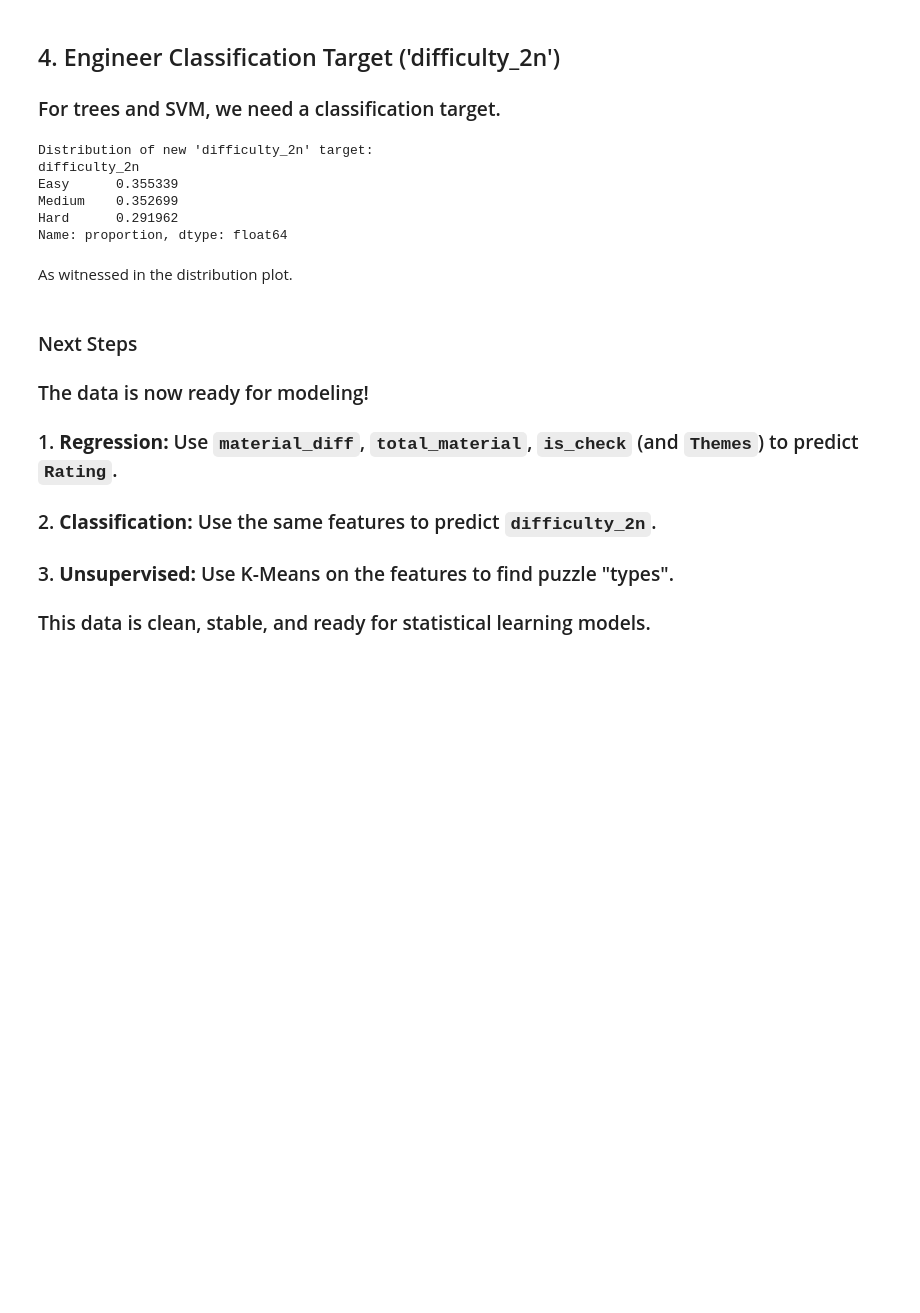
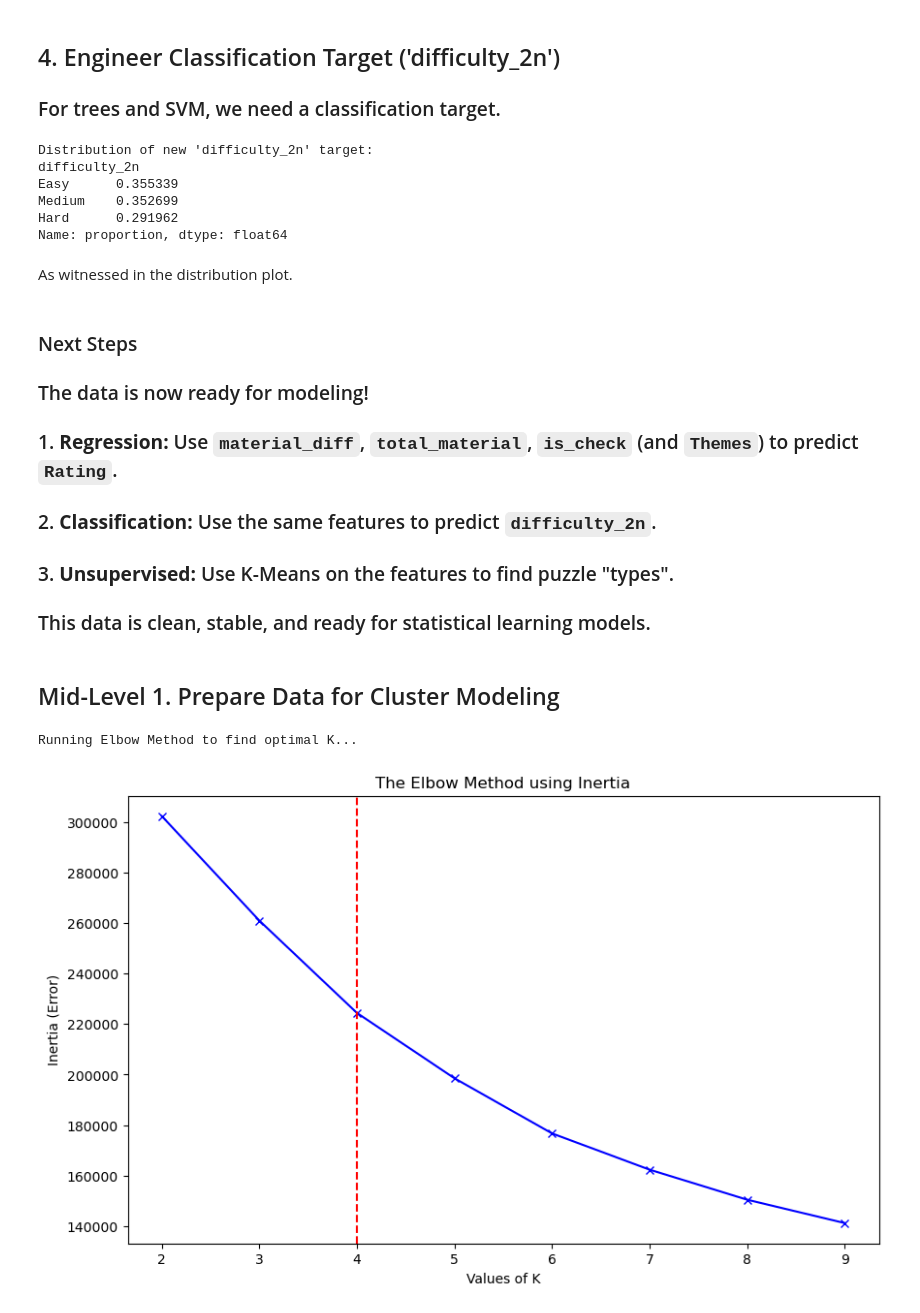
Before and after one commit to ScottDoGu/ChekcM8_Chess_Puzzle_Rating_Machine, a Jupyter notebook: Chess_Puzzle_Rating_EDA.ipynb, the cells around one changed output. Saved outputs shown, nothing was run; the diff lists cells and outputs as text; code cells hidden in the pictures; blank space fills up the shorter version.

Commit message:
Add files via upload
Updated EDA/added mid-level for clustering.

```diff
--- a/Chess_Puzzle_Rating_EDA.ipynb
+++ b/Chess_Puzzle_Rating_EDA.ipynb
@@ -120,7 +120,7 @@ def parse_fen_features(fen):
 df = df.join(df['FEN'].apply(parse_fen_features))
 
 # Drop any rows that failed to parse
-df.dropna(subset=['material_diff'], inplace=True)
+df.dropna(subset=['material_diff', 'total_material'], inplace=True)
 
 print("Feature engineering complete.")
 print(df.head()) # scroll to see new columns
@@ -216,3 +214,52 @@ As witnessed in the distribution plot.
 ### 3.  **Unsupervised:** Use K-Means on the features to find puzzle "types".
 #
 ### This data is clean, stable, and ready for statistical learning models.
+# %% [markdown]
+## Mid-Level 1. Prepare Data for Cluster Modeling
+# %%
+from sklearn.preprocessing import StandardScaler
+from sklearn.cluster import KMeans
+
+numerical_features = [
+    'material_diff',
+    'total_material',
+    'is_check',
+    'white_piece_count',
+    'black_piece_count',
+    'NbPlays',
+    'Popularity',
+    'RatingDeviation'
+]
+
+
+target_regression = 'Rating'
+target_classification = 'difficulty_2n'
+
+X = df[numerical_features]
+y_reg = df[target_regression]
+y_clf = df[target_classification]
+
+# --- Create a standard scaler for numerical features ---
+scaler = StandardScaler()
+X_scaled = scaler.fit_transform(X)
+
+# Determining the Optimal K (The Elbow Method) ---
+print("Running Elbow Method to find optimal K...")
+
+inertia = []
+K_range = range(2, 10)
+
+for k in K_range:
+    kmeans_test = KMeans(n_clusters=k, random_state=42, n_init=10).fit(X_scaled)
+    inertia.append(kmeans_test.inertia_)
+
+plt.figure(figsize=(10, 6))
+plt.plot(K_range, inertia, 'bx-')
+plt.xlabel('Values of K')
+plt.ylabel('Inertia (Error)')
+plt.title('The Elbow Method using Inertia')
+plt.axvline(x=4, c='r', ls='--')
+plt.show()
+# %% [output]
+Running Elbow Method to find optimal K...
+[figure, added]
```
Also changed, not shown: parts of 2 cells of this notebook.
